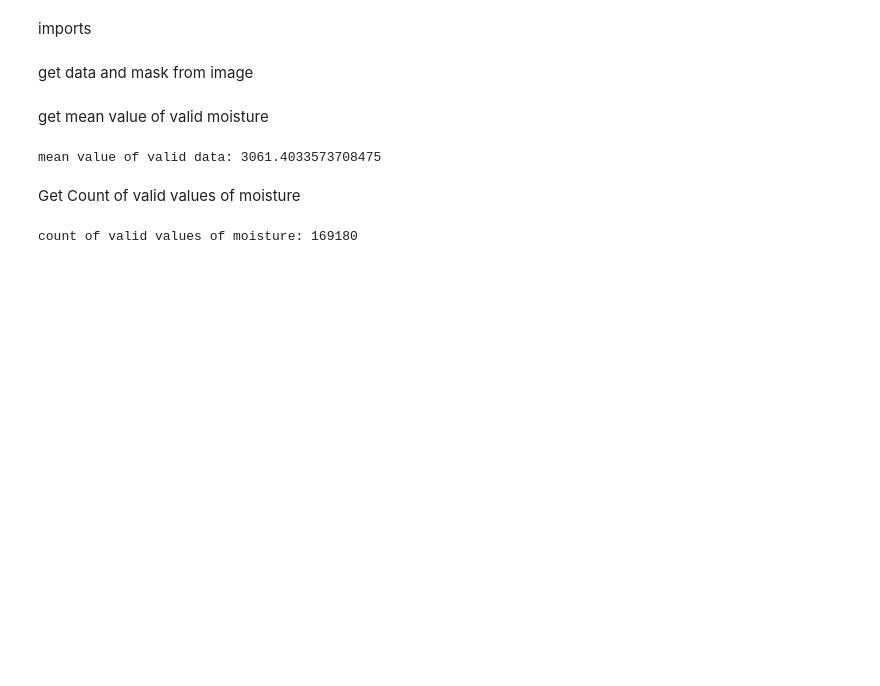
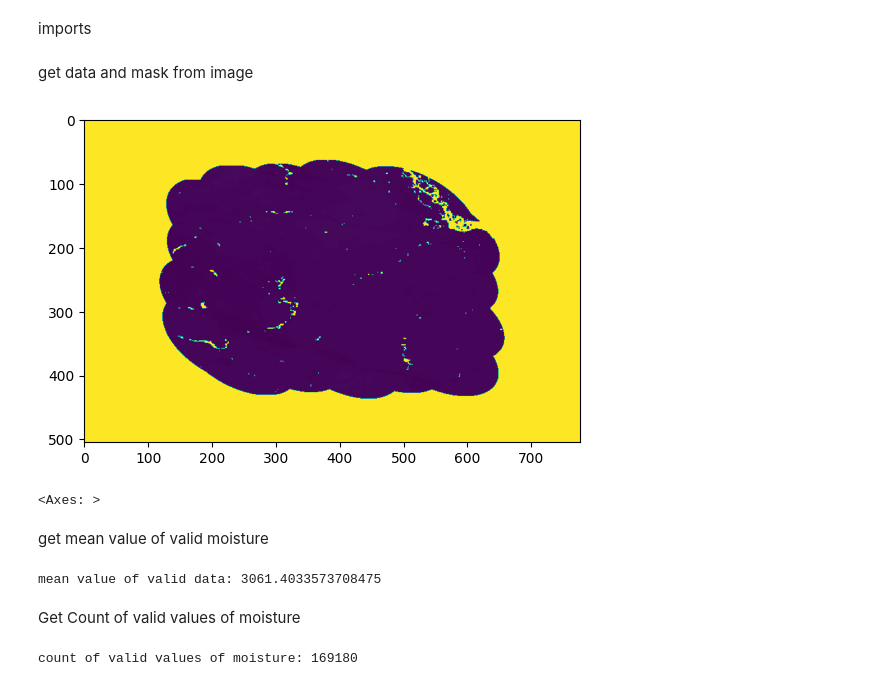
Before and after one commit to nazaruha/geo_python, a Jupyter notebook: Lab_02/lab_02.ipynb, the cells around one changed output. Cells and saved outputs as stored; diff of their text form; code cells hidden in the pictures; blank space fills up the shorter version.

```diff
--- a/Lab_02/lab_02.ipynb
+++ b/Lab_02/lab_02.ipynb
@@ -10,8 +11,12 @@ get data and mask from image
 # %%
 with rasterio.open("../images/soil_moisture.tif") as src:
     image = src.read(1) # get image
     mask = image != 65535
     valid_mask = image[mask] # create mask only with valid data
+show(image)
+# %% [output]
+[figure, added]
+<Axes: >
 # %% [markdown]
 get mean value of valid moisture
 # %%
```
Also changed, not shown: parts of 4 cells of this notebook.
